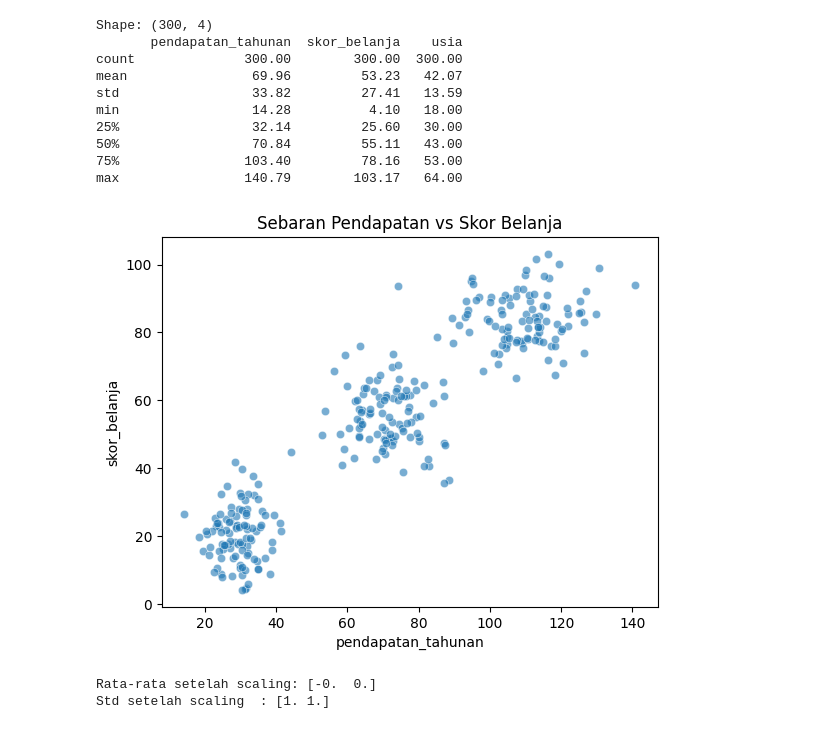
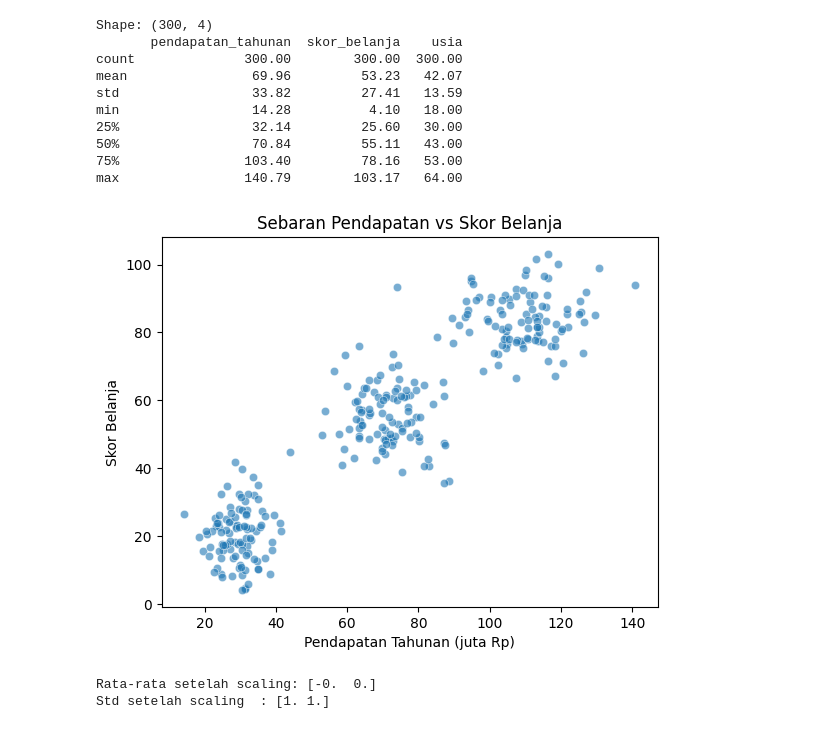
Before and after one commit to ardianita/data-science-2026, a Jupyter notebook: Pertemuan_11_Ardianita_Fauziyah_250401020128.ipynb, the cells around one changed output. Saved outputs shown, nothing was run; the diff lists cells and outputs as text; code cells hidden in the pictures.

```diff
--- a/Pertemuan_11_Ardianita_Fauziyah_250401020128.ipynb
+++ b/Pertemuan_11_Ardianita_Fauziyah_250401020128.ipynb
@@ -5,34 +5,36 @@ import numpy as np, pandas as pd
 import matplotlib.pyplot as plt, seaborn as sns
 
 # Generate dataset sintetis pelanggan (3 kelompok tersembunyi)
 np.random.seed(42)
 grp1 = np.random.normal([30, 20], [6, 8], (100, 2))   # hemat
 grp2 = np.random.normal([70, 55], [8, 10], (100, 2))  # menengah
 grp3 = np.random.normal([110, 85], [10, 8], (100, 2)) # boros
 data = np.vstack([grp1, grp2, grp3])
 
 df = pd.DataFrame(data, columns=['pendapatan_tahunan', 'skor_belanja'])
 df['usia'] = np.random.randint(18, 65, len(df))
 df['gender'] = np.random.choice(['L', 'P'], len(df))
 
 print('Shape:', df.shape)
 print(df.describe().round(2))
 
 sns.scatterplot(data=df, x='pendapatan_tahunan', y='skor_belanja', alpha=0.6)
+plt.xlabel('Pendapatan Tahunan (juta Rp)')
+plt.ylabel('Skor Belanja')
 plt.title('Sebaran Pendapatan vs Skor Belanja')
 plt.show()
 # %% [output]
 Shape: (300, 4)
        pendapatan_tahunan  skor_belanja    usia
 count              300.00        300.00  300.00
 mean                69.96         53.23   42.07
 std                 33.82         27.41   13.59
 min                 14.28          4.10   18.00
 25%                 32.14         25.60   30.00
 50%                 70.84         55.11   43.00
 75%                103.40         78.16   53.00
 max                140.79        103.17   64.00
-[figure, old version]
+[figure, new version]
 # %%
 from sklearn.preprocessing import StandardScaler
 
```
Also changed, not shown: parts of 4 cells of this notebook.
